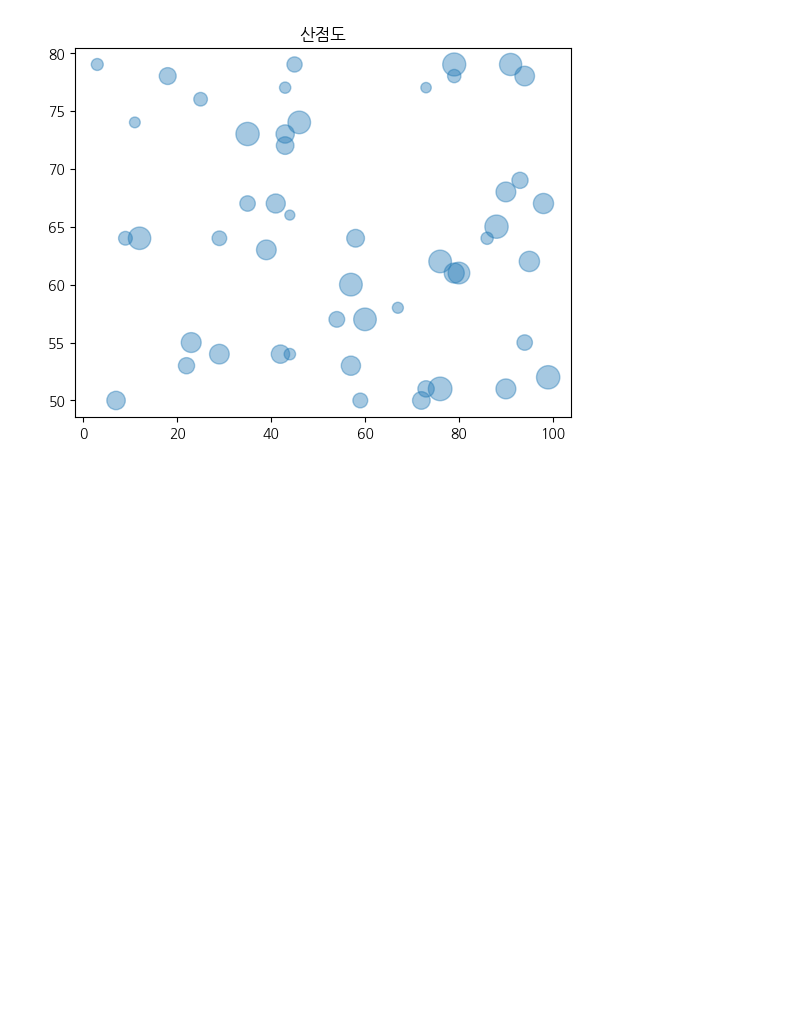
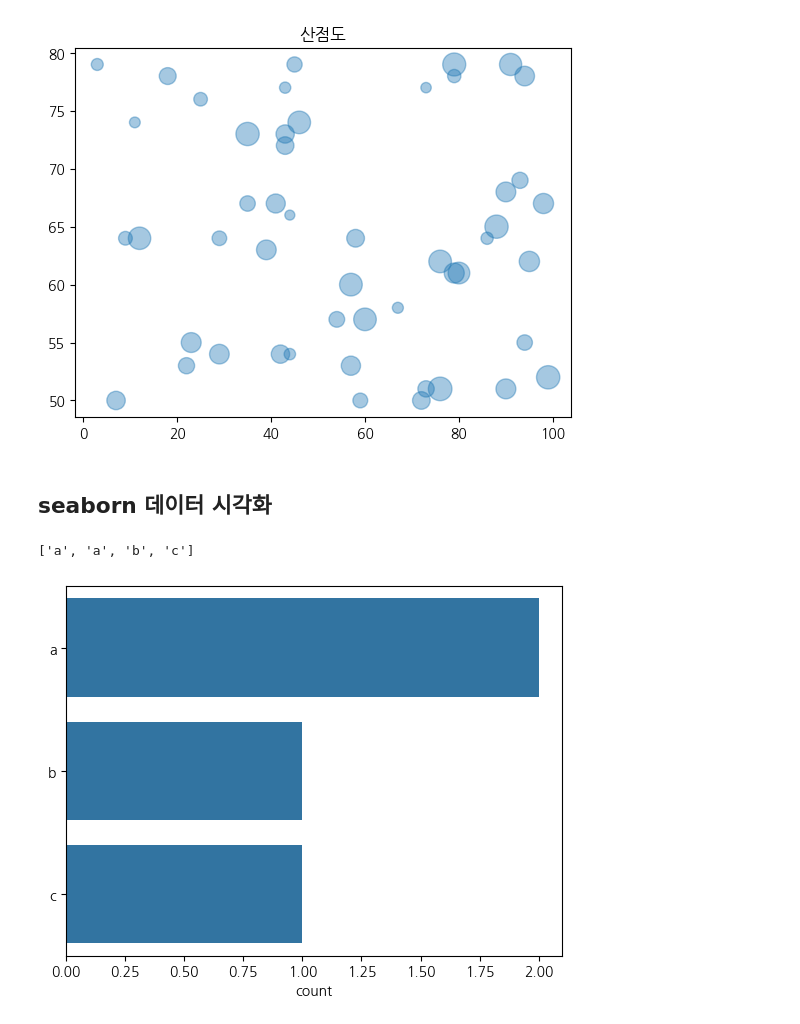
Before and after one commit to secons127/2024-1-my-BDA, a Jupyter notebook: inclass/01w_240312_tue_bigdata_basic.ipynb, the cells around one changed output. Saved outputs shown, nothing was run; the diff lists cells and outputs as text; code cells hidden in the pictures; blank space fills up the shorter version.

```diff
--- a/inclass/01w_240312_tue_bigdata_basic.ipynb
+++ b/inclass/01w_240312_tue_bigdata_basic.ipynb
@@ -79,3 +79,15 @@ plt.title('산점도')
 # %% [output]
 Text(0.5, 1.0, '산점도')
 [figure]
+# %% [markdown]
+## seaborn 데이터 시각화
+# %%
+var = ['a','a','b','c']
+var
+# %% [output]
+['a', 'a', 'b', 'c']
+# %%
+import seaborn as sns
+sns.countplot(var);
+# %% [output]
+[figure, added]
```
Also changed, not shown: parts of 4 cells of this notebook.
